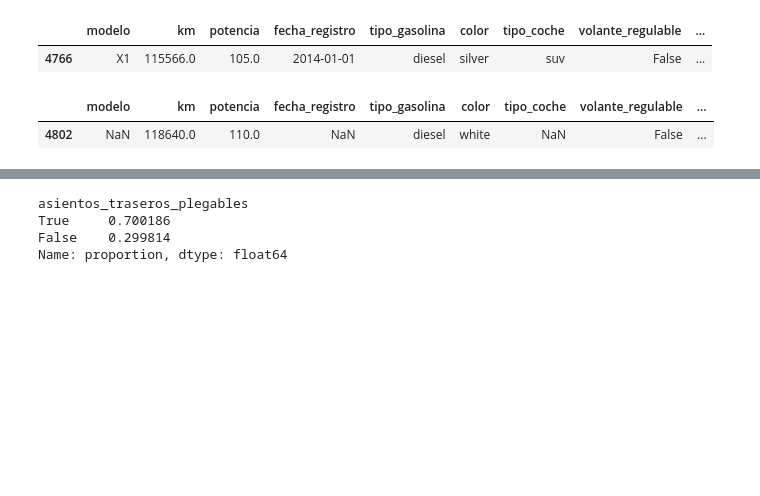
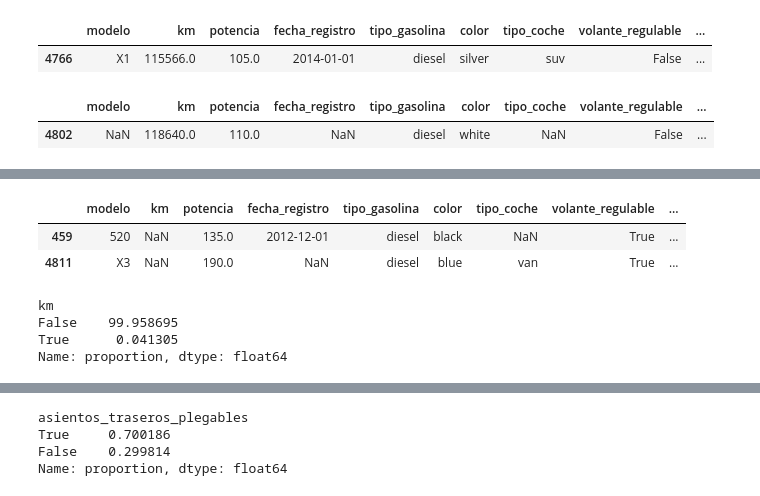
Before and after one commit to tvgtech/BMW_Proj, a Jupyter notebook: Toni_BMW.ipynb, the cells around one changed output, grey strips where cells are left out. Drawn from its saved outputs; the diff is of its cells as text; code cells hidden in the pictures; blank space fills up the shorter version.

```diff
--- a/Toni_BMW.ipynb
+++ b/Toni_BMW.ipynb
@@ -217,0 +245,13 @@ bmw2=bmw2.drop(index=4802)
+# %%
+bmw3[bmw3['km'].isnull()]
+# %% [output]
+|  | modelo | km | potencia | fecha_registro | tipo_gasolina | color | tipo_coche | volante_regulable | ... |
+| 459 | 520 | NaN | 135.0 | 2012-12-01 | diesel | black | NaN | True | ... |
+| 4811 | X3 | NaN | 190.0 | NaN | diesel | blue | van | True | ... |
+# %%
+bmw3.km.isnull().value_counts(dropna=False,normalize=True)*100
+# %% [output]
+km
+False    99.958695
+True      0.041305
+Name: proportion, dtype: float64
```
Also changed, not shown: parts of 44 cells of this notebook, 1 other file.
